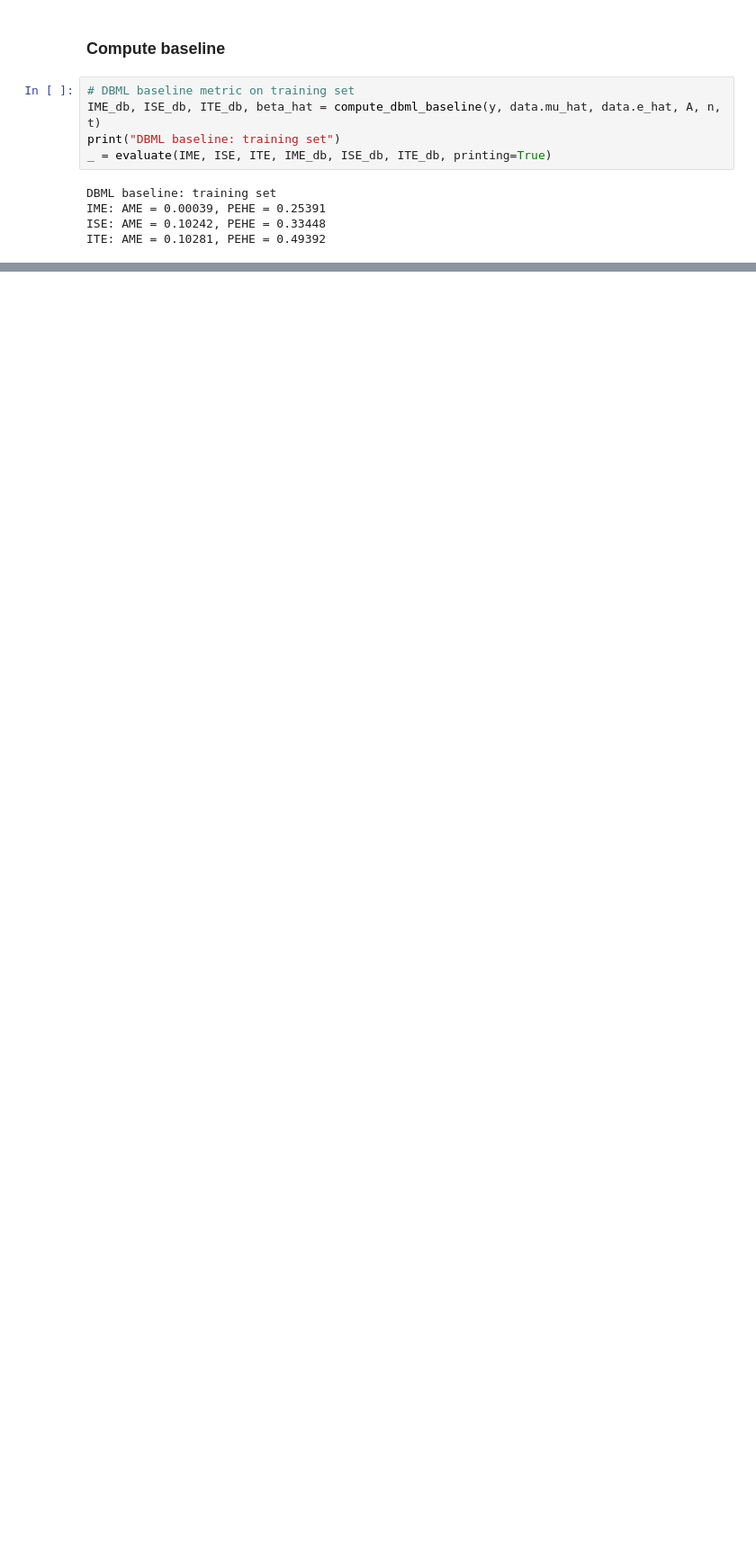
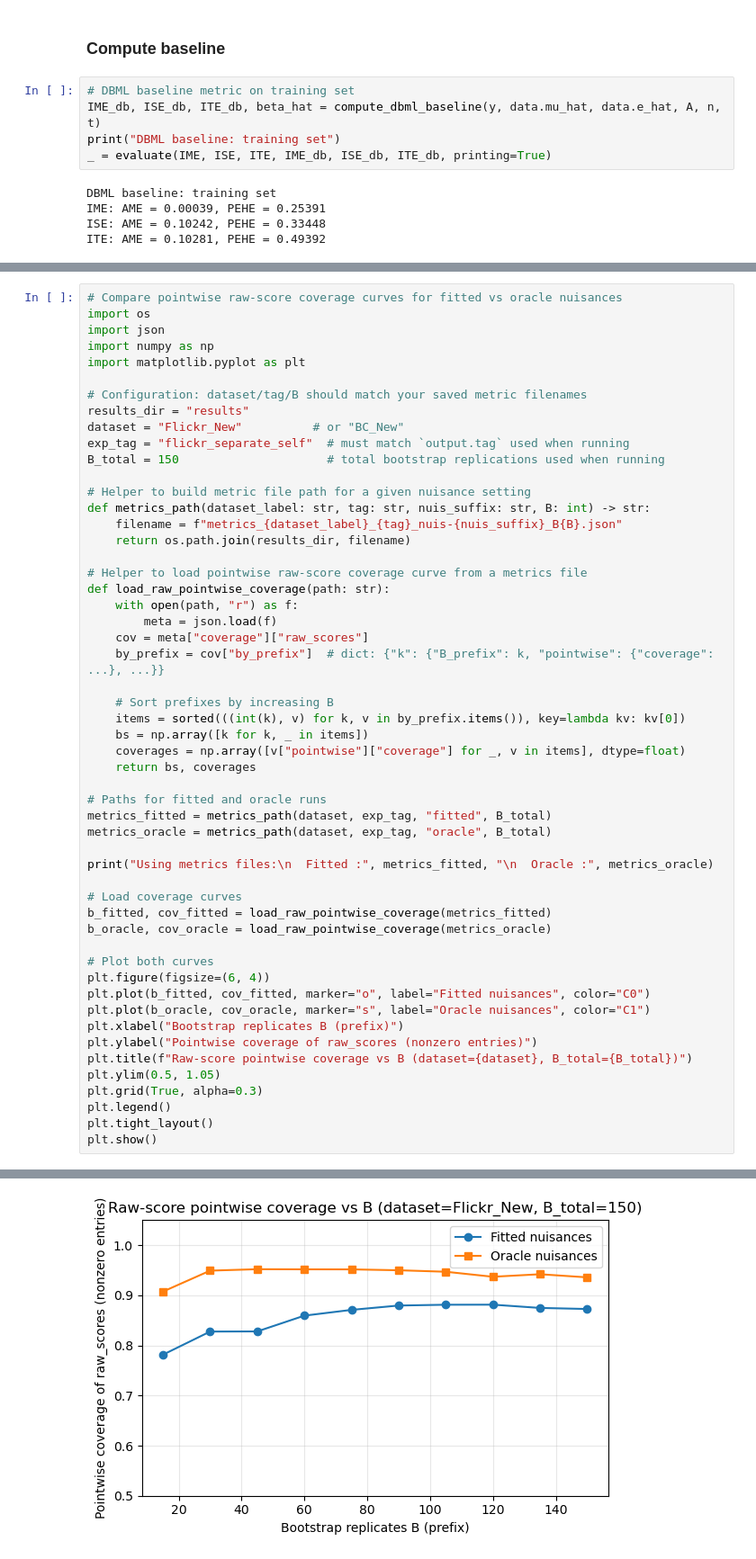
Before and after one commit to Yuanchen-Wu/ICML_Causal, a Jupyter notebook: experiment_separate_self_neighbor.ipynb, the cells around one changed output, grey strips where cells are left out. Shown at 90% size. Drawn from its saved outputs; the diff is of its cells as text; blank space fills up the shorter version.

Commit message:
your commit message

```diff
--- a/experiment_separate_self_neighbor.ipynb
+++ b/experiment_separate_self_neighbor.ipynb
@@ -243,0 +493,54 @@ ITE: AME = 0.10281, PEHE = 0.49392
+# %%
+# Compare pointwise raw-score coverage curves for fitted vs oracle nuisances
+import os
+import json
+import numpy as np
+import matplotlib.pyplot as plt
+
+# Configuration: dataset/tag/B should match your saved metric filenames
+results_dir = "results"
+dataset = "Flickr_New"          # or "BC_New"
+exp_tag = "flickr_separate_self"  # must match `output.tag` used when running
+B_total = 150                     # total bootstrap replications used when running
+
+# Helper to build metric file path for a given nuisance setting
+def metrics_path(dataset_label: str, tag: str, nuis_suffix: str, B: int) -> str:
+    filename = f"metrics_{dataset_label}_{tag}_nuis-{nuis_suffix}_B{B}.json"
+    return os.path.join(results_dir, filename)
+
+# Helper to load pointwise raw-score coverage curve from a metrics file
+def load_raw_pointwise_coverage(path: str):
+    with open(path, "r") as f:
+        meta = json.load(f)
+    cov = meta["coverage"]["raw_scores"]
+    by_prefix = cov["by_prefix"]  # dict: {"k": {"B_prefix": k, "pointwise": {"coverage": ...}, ...}}
+
+    # Sort prefixes by increasing B
+    items = sorted(((int(k), v) for k, v in by_prefix.items()), key=lambda kv: kv[0])
+    bs = np.array([k for k, _ in items])
+    coverages = np.array([v["pointwise"]["coverage"] for _, v in items], dtype=float)
+    return bs, coverages
+
+# Paths for fitted and oracle runs
+metrics_fitted = metrics_path(dataset, exp_tag, "fitted", B_total)
+metrics_oracle = metrics_path(dataset, exp_tag, "oracle", B_total)
+
+print("Using metrics files:\n  Fitted :", metrics_fitted, "\n  Oracle :", metrics_oracle)
+
+# Load coverage curves
+b_fitted, cov_fitted = load_raw_pointwise_coverage(metrics_fitted)
+b_oracle, cov_oracle = load_raw_pointwise_coverage(metrics_oracle)
+
+# Plot both curves
+plt.figure(figsize=(6, 4))
+plt.plot(b_fitted, cov_fitted, marker="o", label="Fitted nuisances", color="C0")
+plt.plot(b_oracle, cov_oracle, marker="s", label="Oracle nuisances", color="C1")
+plt.xlabel("Bootstrap replicates B (prefix)")
+plt.ylabel("Pointwise coverage of raw_scores (nonzero entries)")
+plt.title(f"Raw-score pointwise coverage vs B (dataset={dataset}, B_total={B_total})")
+plt.ylim(0.5, 1.05)
+plt.grid(True, alpha=0.3)
+plt.legend()
+plt.tight_layout()
+plt.show()
+# %% [output]
@@ -243,0 +550 @@ ITE: AME = 0.10281, PEHE = 0.49392
+[figure, added]
```
Also changed, not shown: parts of 22 cells of this notebook, 22 other files.
